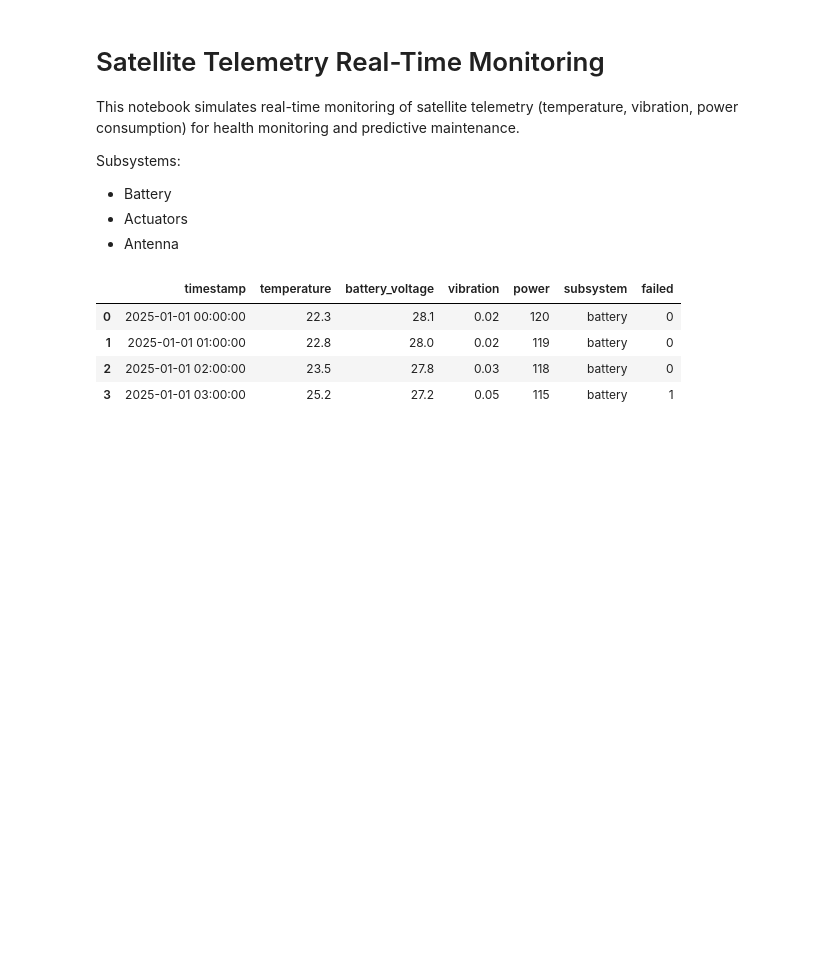
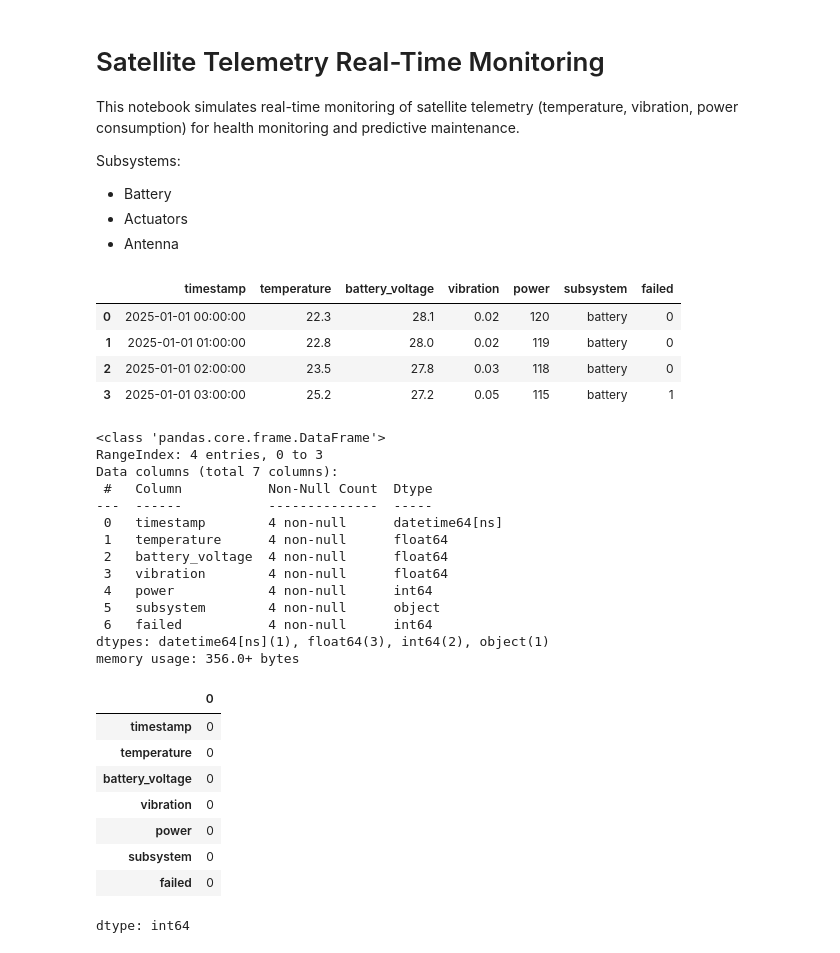
Before and after one commit to MrckHckr/satellite-health-monitoring, a Jupyter notebook: notebooks/01_telemetry_streaming.ipynb, the cells around one changed output. Saved outputs shown, nothing was run; the diff lists cells and outputs as text; code cells hidden in the pictures; blank space fills up the shorter version.

```diff
--- a/notebooks/01_telemetry_streaming.ipynb
+++ b/notebooks/01_telemetry_streaming.ipynb
@@ -35,3 +35,31 @@ df.head()
 | 1 | 2025-01-01 01:00:00 | 22.8 | 28.0 | 0.02 | 119 | battery | 0 |
 | 2 | 2025-01-01 02:00:00 | 23.5 | 27.8 | 0.03 | 118 | battery | 0 |
 | 3 | 2025-01-01 03:00:00 | 25.2 | 27.2 | 0.05 | 115 | battery | 1 |
+# %%
+# Data quality control (industrial practice)
+df.info()
+df.isna().sum()
+# %% [output]
+<class 'pandas.core.frame.DataFrame'>
+RangeIndex: 4 entries, 0 to 3
+Data columns (total 7 columns):
+ #   Column           Non-Null Count  Dtype
+---  ------           --------------  -----
+ 0   timestamp        4 non-null      datetime64[ns]
+ 1   temperature      4 non-null      float64
+ 2   battery_voltage  4 non-null      float64
+ 3   vibration        4 non-null      float64
+ 4   power            4 non-null      int64
+ 5   subsystem        4 non-null      object
+ 6   failed           4 non-null      int64
+dtypes: datetime64[ns](1), float64(3), int64(2), object(1)
+memory usage: 356.0+ bytes
+|  | 0 |
+| timestamp | 0 |
+| temperature | 0 |
+| battery_voltage | 0 |
+| vibration | 0 |
+| power | 0 |
+| subsystem | 0 |
+| failed | 0 |
+dtype: int64
```
Also changed, not shown: parts of 6 cells of this notebook.
